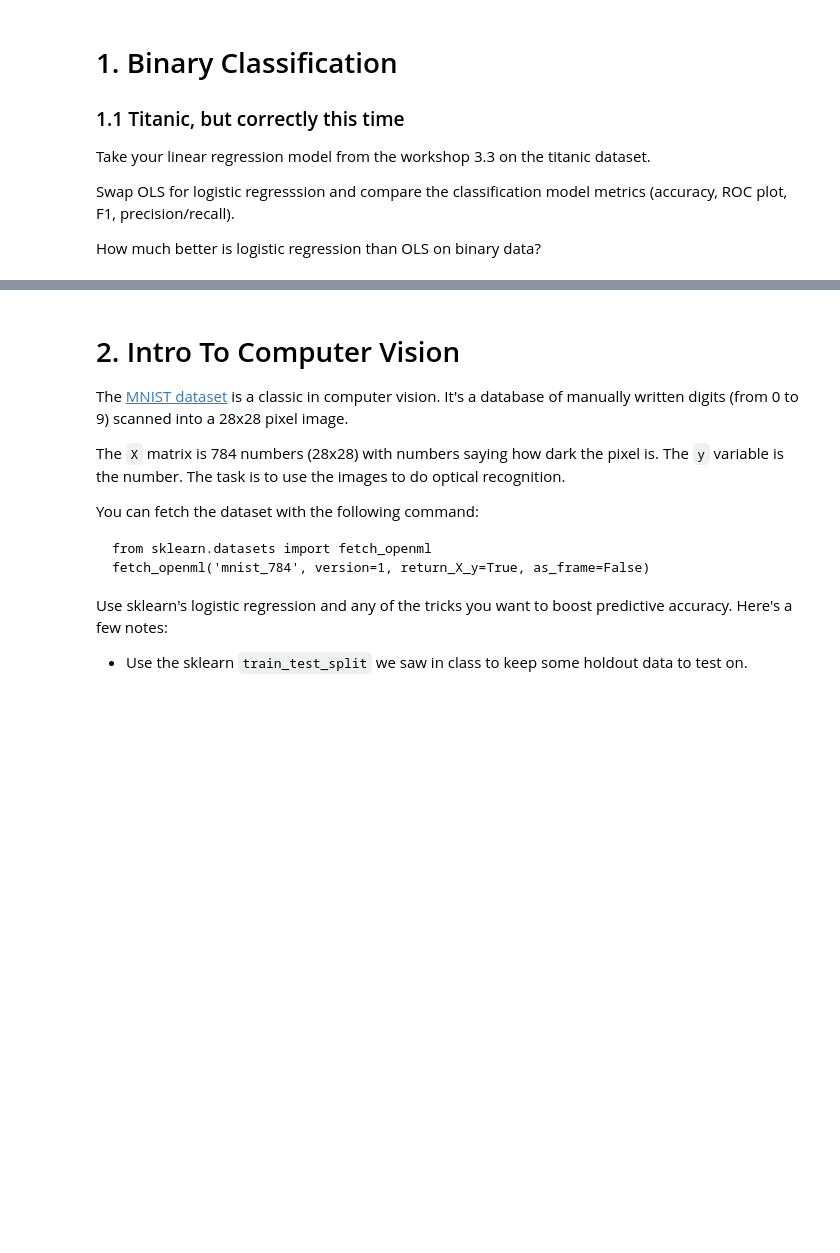
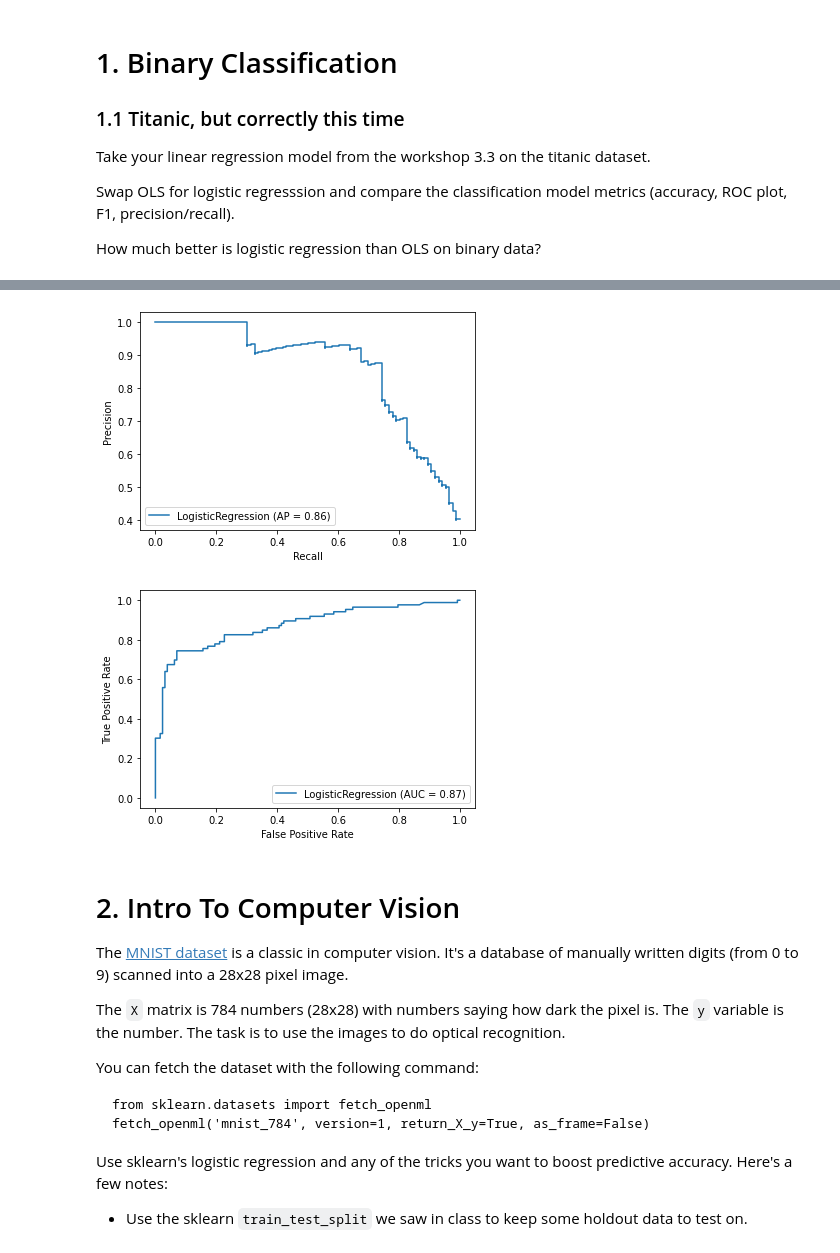
Before and after one commit to cb-ds-1/3-7-glm, a Jupyter notebook: workshop.ipynb, the cells around one changed output, grey strips where cells are left out. Drawn from its saved outputs; the diff is of its cells as text; code cells hidden in the pictures; blank space fills up the shorter version.

```diff
--- a/workshop.ipynb
+++ b/workshop.ipynb
@@ -11,3 +77,9 @@ How much better is logistic regression than OLS on binary data?
+# %%
+plot_precision_recall_curve(logreg,X_test,y_test);
+plot_roc_curve(logreg,X_test,y_test);
+# %% [output]
+[figure, added]
+[figure, added]
 # %% [markdown]
 # 2. Intro To Computer Vision
 
```
Also changed, not shown: parts of 58 cells of this notebook, 1 other file.
